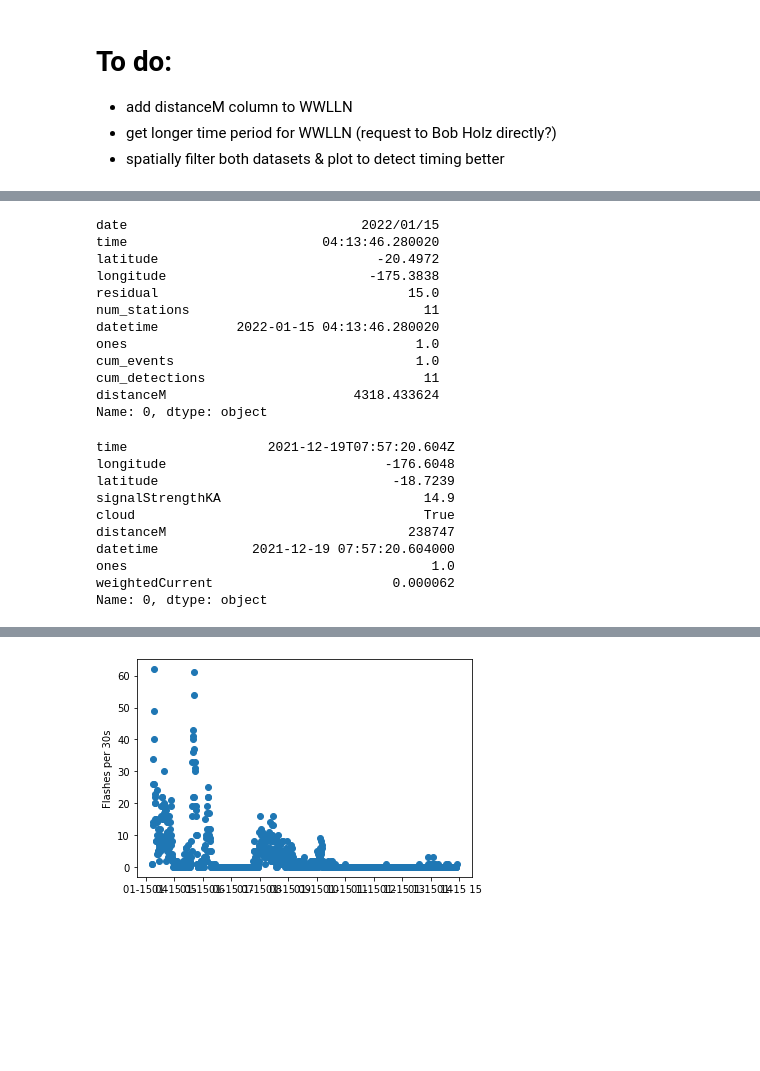
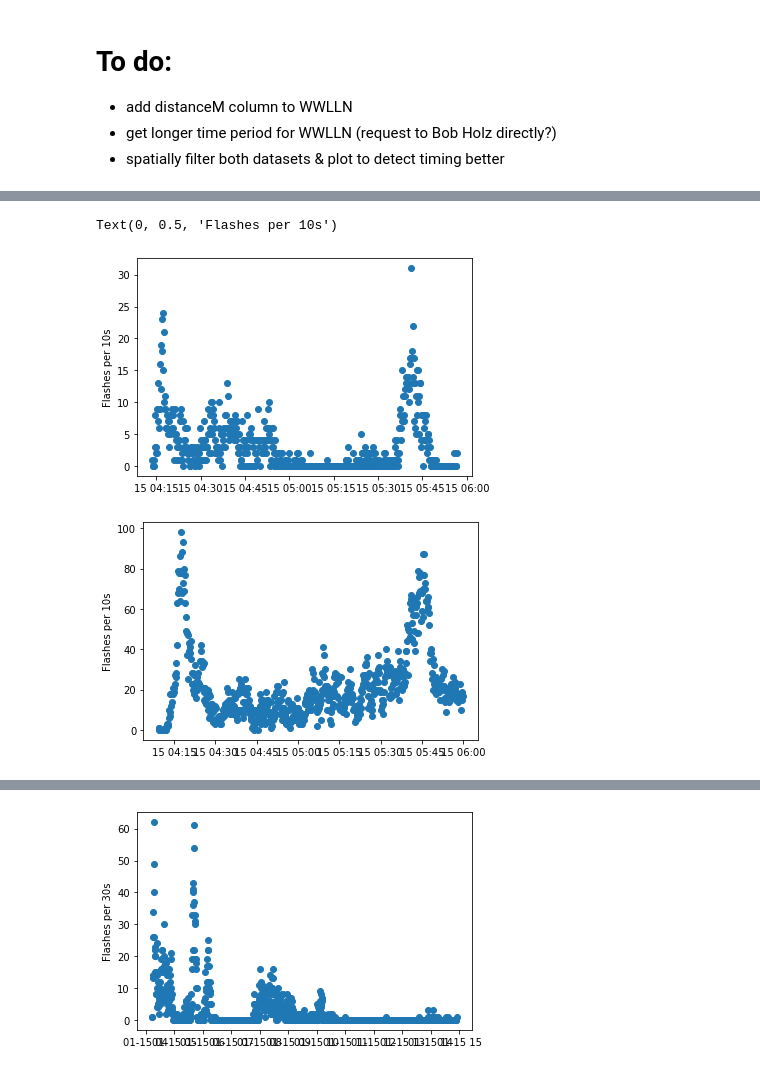
Before and after one commit to gthompson/kitchensinkGT, a Jupyter notebook: PROJECTS/Tonga/plot_tonga_lightning_data.ipynb, the cells around one changed output, grey strips where cells are left out. Saved outputs shown, nothing was run; the diff lists cells and outputs as text; code cells hidden in the pictures; blank space fills up the shorter version.

```diff
--- a/PROJECTS/Tonga/plot_tonga_lightning_data.ipynb
+++ b/PROJECTS/Tonga/plot_tonga_lightning_data.ipynb
@@ -152,2 +194,30 @@ gld360df.to_pickle(gld360pklfile)
+# %%
+def filter_df(df, starttime, endtime, radiusM=12500000 ):
+    df2 = df.copy()
+
+    # time filter
+    df3 = df2.loc[(df2['datetime'] >= stime) & (df2['datetime'] < etime)]
+
+    # spatial filter
+    df4 = df3.loc[ (df3['distanceM'] < radiusM)]
+
+    return df4
+
+# filter
+#stime = '2022-01-15 03:00:00'
+#etime = '2022-01-15 17:00:00'
+wwlln_filt = filter_df(wwllndf, starttime=stime, endtime=stime, radiusM=maxDistance)
+gld360_filt = filter_df(gld360df, starttime=stime, endtime=stime, radiusM=maxDistance)
+
+#wwllnf.head(500)
 # %%
 # Next we want to bin the data in 0.01 s intervals.
+def bin_by_seconds(dfin, dt=60):
+    df2 = dfin.set_index('datetime', inplace=False)
+    counts = df2.resample('%ds' % dt).sum()
+    #print(counts)
+    return counts
+
+seconds = 10
+binned_wwlln = bin_by_seconds(wwlln_filt, seconds)
+binned_gld360 = bin_by_seconds(gld360_filt, seconds)
@@ -199,28 +224,12 @@ wwllnf.head(500)
-# %%
-wwllnf.loc[0]
-# %% [output]
-date                              2022/01/15
-time                         04:13:46.280020
-latitude                            -20.4972
-longitude                          -175.3838
-residual                                15.0
-num_stations                              11
-datetime          2022-01-15 04:13:46.280020
-ones                                     1.0
-cum_events                               1.0
-cum_detections                            11
-distanceM                        4318.433624
-Name: 0, dtype: object
-# %%
-gld360df.loc[0]
-# %% [output]
-time                  2021-12-19T07:57:20.604Z
-longitude                            -176.6048
-latitude                              -18.7239
-signalStrengthKA                          14.9
-cloud                                     True
-distanceM                               238747
-datetime            2021-12-19 07:57:20.604000
-ones                                       1.0
-weightedCurrent                       0.000062
-Name: 0, dtype: object
+# %%
+fig, ax = plt.subplots(1,1)
+ax.plot_date(binned_wwlln.index, binned_wwlln.ones)
+ax.set_ylabel('Flashes per %ds' % seconds)
+
+fig, ax = plt.subplots(1,1)
+ax.plot_date(binned_gld360.index, binned_gld360.ones)
+ax.set_ylabel('Flashes per %ds' % seconds)
+# %% [output]
+Text(0, 0.5, 'Flashes per 10s')
+[figure, added]
+[figure, added]
```
Also changed, not shown: parts of 10 cells of this notebook.
